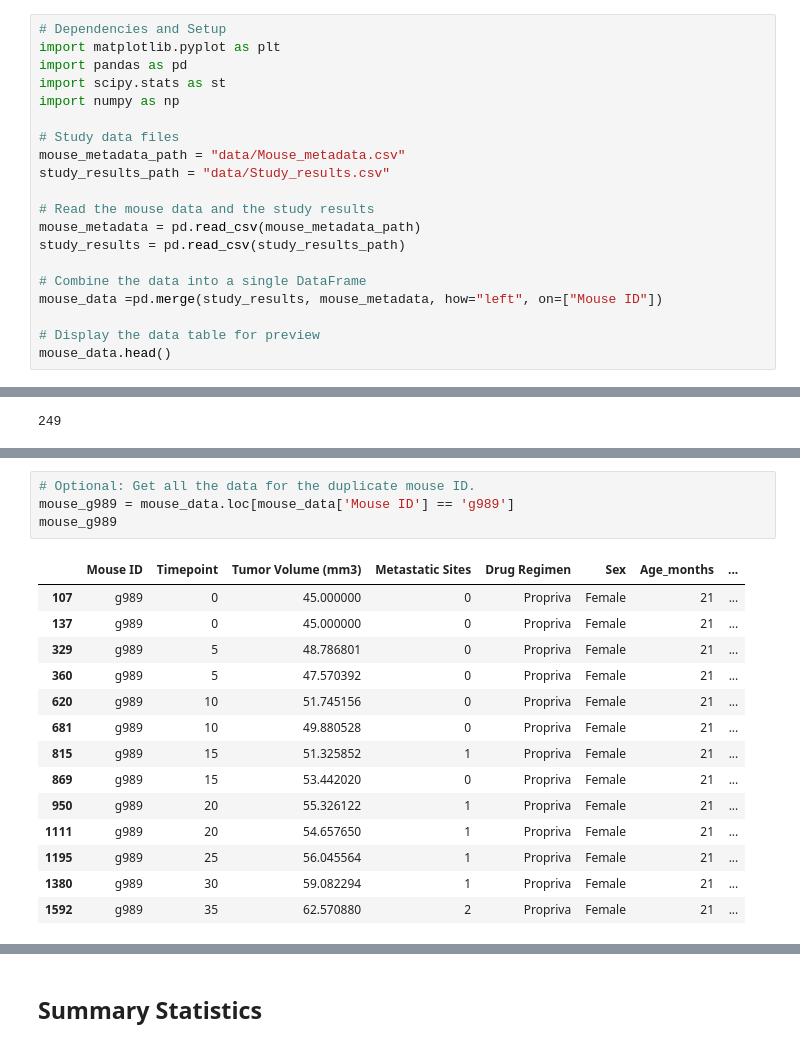
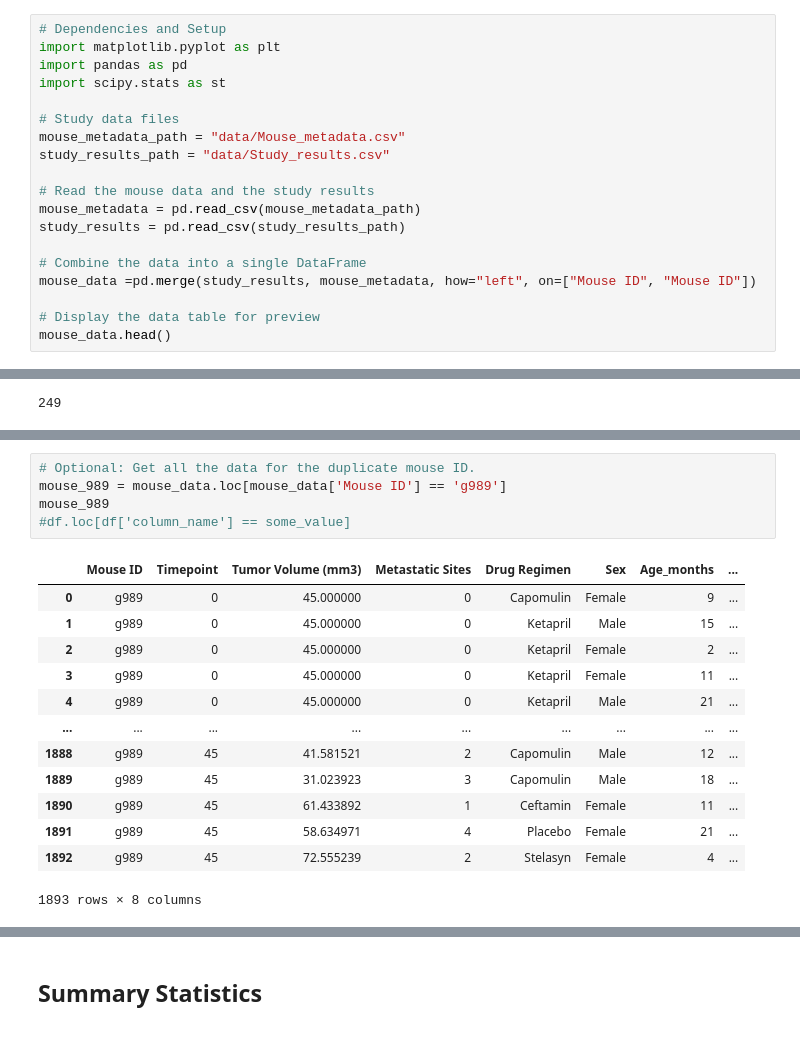
Before and after one commit to Kevin-Lad/matplotlib-challenge, a Jupyter notebook: Pymaceuticals/pymaceuticals_starter.ipynb, the cells around one changed output, grey strips where cells are left out. Saved outputs shown, nothing was run; the diff lists cells and outputs as text.

```diff
--- a/Pymaceuticals/pymaceuticals_starter.ipynb
+++ b/Pymaceuticals/pymaceuticals_starter.ipynb
@@ -10,7 +10,6 @@
 import matplotlib.pyplot as plt
 import pandas as pd
 import scipy.stats as st
-import numpy as np
 
 # Study data files
 mouse_metadata_path = "data/Mouse_metadata.csv"
@@ -21,7 +20,7 @@ mouse_metadata = pd.read_csv(mouse_metadata_path)
 study_results = pd.read_csv(study_results_path)
 
 # Combine the data into a single DataFrame
-mouse_data =pd.merge(study_results, mouse_metadata, how="left", on=["Mouse ID"])
+mouse_data =pd.merge(study_results, mouse_metadata, how="left", on=["Mouse ID", "Mouse ID"])
 
 # Display the data table for preview
 mouse_data.head()
@@ -57,21 +63,21 @@ duplicate
 # %%
 # Optional: Get all the data for the duplicate mouse ID.
-mouse_g989 = mouse_data.loc[mouse_data['Mouse ID'] == 'g989']
-mouse_g989
+mouse_989 = mouse_data.loc[mouse_data['Mouse ID'] == 'g989']
+mouse_989
+#df.loc[df['column_name'] == some_value]
 # %% [output]
 |  | Mouse ID | Timepoint | Tumor Volume (mm3) | Metastatic Sites | Drug Regimen | Sex | Age_months | ... |
-| 107 | g989 | 0 | 45.000000 | 0 | Propriva | Female | 21 | ... |
-| 137 | g989 | 0 | 45.000000 | 0 | Propriva | Female | 21 | ... |
-| 329 | g989 | 5 | 48.786801 | 0 | Propriva | Female | 21 | ... |
-| 360 | g989 | 5 | 47.570392 | 0 | Propriva | Female | 21 | ... |
-| 620 | g989 | 10 | 51.745156 | 0 | Propriva | Female | 21 | ... |
-| 681 | g989 | 10 | 49.880528 | 0 | Propriva | Female | 21 | ... |
-| 815 | g989 | 15 | 51.325852 | 1 | Propriva | Female | 21 | ... |
-| 869 | g989 | 15 | 53.442020 | 0 | Propriva | Female | 21 | ... |
-| 950 | g989 | 20 | 55.326122 | 1 | Propriva | Female | 21 | ... |
-| 1111 | g989 | 20 | 54.657650 | 1 | Propriva | Female | 21 | ... |
-| 1195 | g989 | 25 | 56.045564 | 1 | Propriva | Female | 21 | ... |
-| 1380 | g989 | 30 | 59.082294 | 1 | Propriva | Female | 21 | ... |
-| 1592 | g989 | 35 | 62.570880 | 2 | Propriva | Female | 21 | ... |
+| 0 | g989 | 0 | 45.000000 | 0 | Capomulin | Female | 9 | ... |
+| 1 | g989 | 0 | 45.000000 | 0 | Ketapril | Male | 15 | ... |
+| 2 | g989 | 0 | 45.000000 | 0 | Ketapril | Female | 2 | ... |
+| 3 | g989 | 0 | 45.000000 | 0 | Ketapril | Female | 11 | ... |
+| 4 | g989 | 0 | 45.000000 | 0 | Ketapril | Male | 21 | ... |
+| ... | ... | ... | ... | ... | ... | ... | ... | ... |
+| 1888 | g989 | 45 | 41.581521 | 2 | Capomulin | Male | 12 | ... |
+| 1889 | g989 | 45 | 31.023923 | 3 | Capomulin | Male | 18 | ... |
+| 1890 | g989 | 45 | 61.433892 | 1 | Ceftamin | Female | 11 | ... |
+| 1891 | g989 | 45 | 58.634971 | 4 | Placebo | Female | 21 | ... |
+| 1892 | g989 | 45 | 72.555239 | 2 | Stelasyn | Female | 4 | ... |
+1893 rows × 8 columns
 # %%
 # Create a clean DataFrame by dropping the duplicate mouse by its ID.
```
Also changed, not shown: parts of 21 cells of this notebook, 1 other file.
